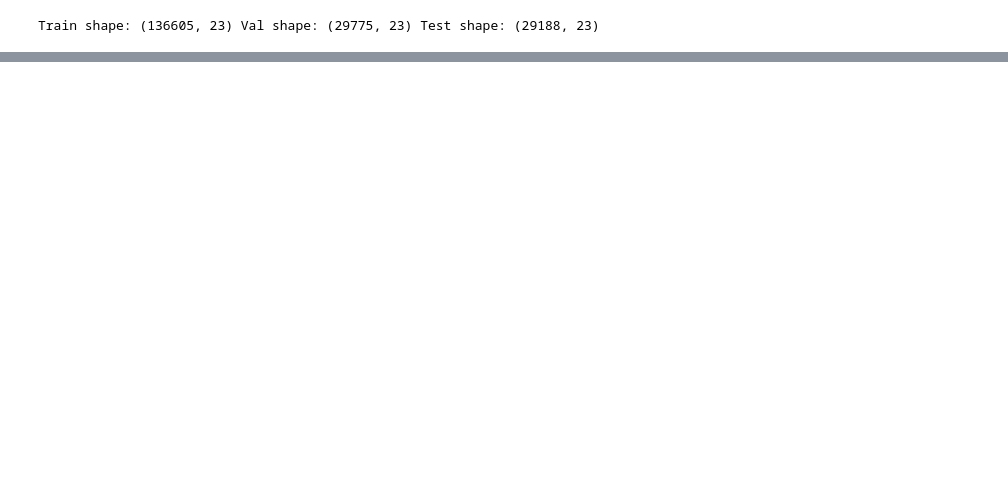
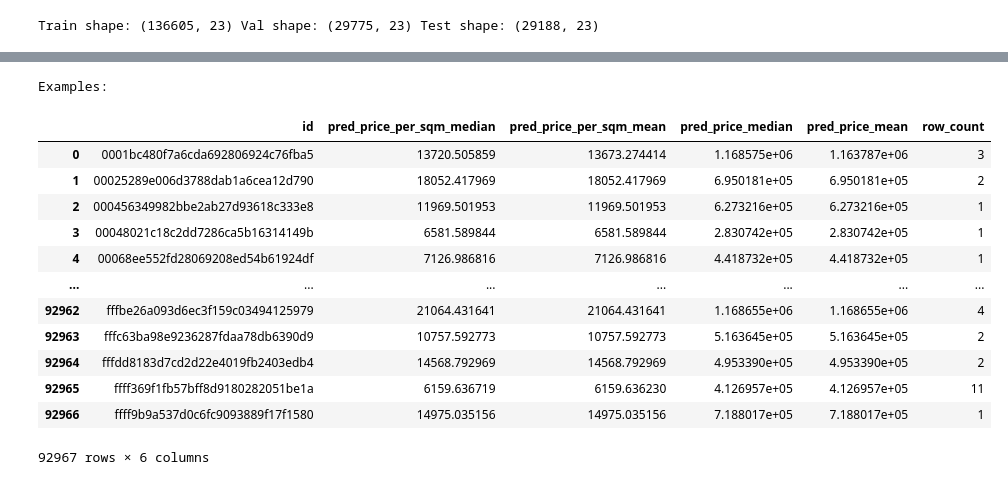
Before and after one commit to hscra/Real-Estate-Information-and-Recommendation-System-Integrating-Community-and-Accessibility-Data, a Jupyter notebook: main/data_prediction_NN.ipynb, the cells around one changed output, grey strips where cells are left out. Cells and saved outputs as stored; diff of their text form; code cells hidden in the pictures; blank space fills up the shorter version.

```diff
--- a/main/data_prediction_NN.ipynb
+++ b/main/data_prediction_NN.ipynb
@@ -152,0 +310,43 @@ AttributeError: 'list' object has no attribute 'EarlyStopping'
+# %%
+# Collapse to one prediction per id
+# "mean", "median",
+# agg_map = {
+#     "pred_price_per_sqm": ["mean", "median", "std", "min", "max"],
+# }
+agg_map = {
+    "pred_price_per_sqm": ["median","mean"],
+}
+if "pred_price" in df_pred_rows.columns:
+    agg_map["pred_price"] = ["median","mean"]
+
+per_id = (
+    df_pred_rows
+      .groupby("id")
+      .agg(agg_map)
+)
+# %%
+# flatten columns
+per_id.columns = ["_".join(col).strip() for col in per_id.columns.values]
+per_id = per_id.reset_index()
+
+# Helpful counts
+counts = df_pred_rows.groupby("id").size().rename("row_count").reset_index()
+per_id = per_id.merge(counts, on="id", how="left")
+
+print("Examples:")
+display(per_id)
+# %% [output]
+Examples:
+|  | id | pred_price_per_sqm_median | pred_price_per_sqm_mean | pred_price_median | pred_price_mean | row_count |
+| 0 | 0001bc480f7a6cda692806924c76fba5 | 13720.505859 | 13673.274414 | 1.168575e+06 | 1.163787e+06 | 3 |
+| 1 | 00025289e006d3788dab1a6cea12d790 | 18052.417969 | 18052.417969 | 6.950181e+05 | 6.950181e+05 | 2 |
+| 2 | 000456349982bbe2ab27d93618c333e8 | 11969.501953 | 11969.501953 | 6.273216e+05 | 6.273216e+05 | 1 |
+| 3 | 00048021c18c2dd7286ca5b16314149b | 6581.589844 | 6581.589844 | 2.830742e+05 | 2.830742e+05 | 1 |
+| 4 | 00068ee552fd28069208ed54b61924df | 7126.986816 | 7126.986816 | 4.418732e+05 | 4.418732e+05 | 1 |
+| ... | ... | ... | ... | ... | ... | ... |
+| 92962 | fffbe26a093d6ec3f159c03494125979 | 21064.431641 | 21064.431641 | 1.168655e+06 | 1.168655e+06 | 4 |
+| 92963 | fffc63ba98e9236287fdaa78db6390d9 | 10757.592773 | 10757.592773 | 5.163645e+05 | 5.163645e+05 | 2 |
+| 92964 | fffdd8183d7cd2d22e4019fb2403edb4 | 14568.792969 | 14568.792969 | 4.953390e+05 | 4.953390e+05 | 2 |
+| 92965 | ffff369f1fb57bff8d9180282051be1a | 6159.636719 | 6159.636230 | 4.126957e+05 | 4.126957e+05 | 11 |
+| 92966 | ffff9b9a537d0c6fc9093889f17f1580 | 14975.035156 | 14975.035156 | 7.188017e+05 | 7.188017e+05 | 1 |
+92967 rows × 6 columns
```
Also changed, not shown: parts of 18 cells of this notebook, 1 other file.
